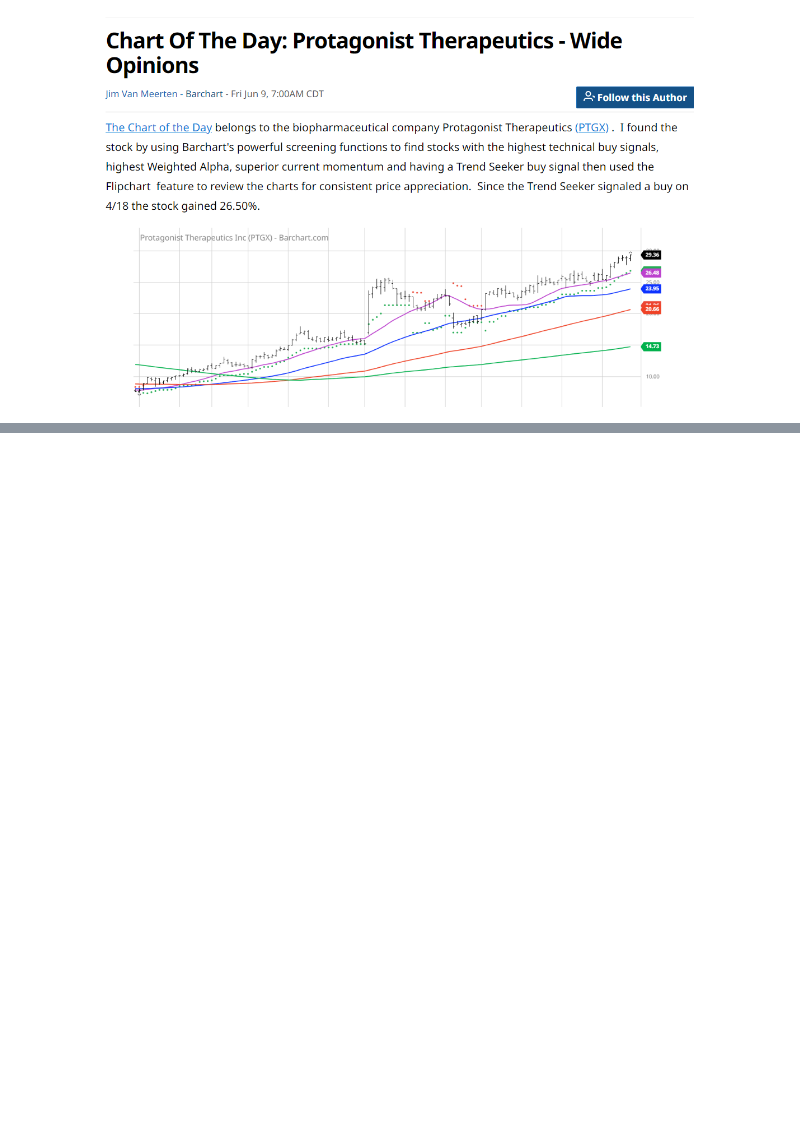
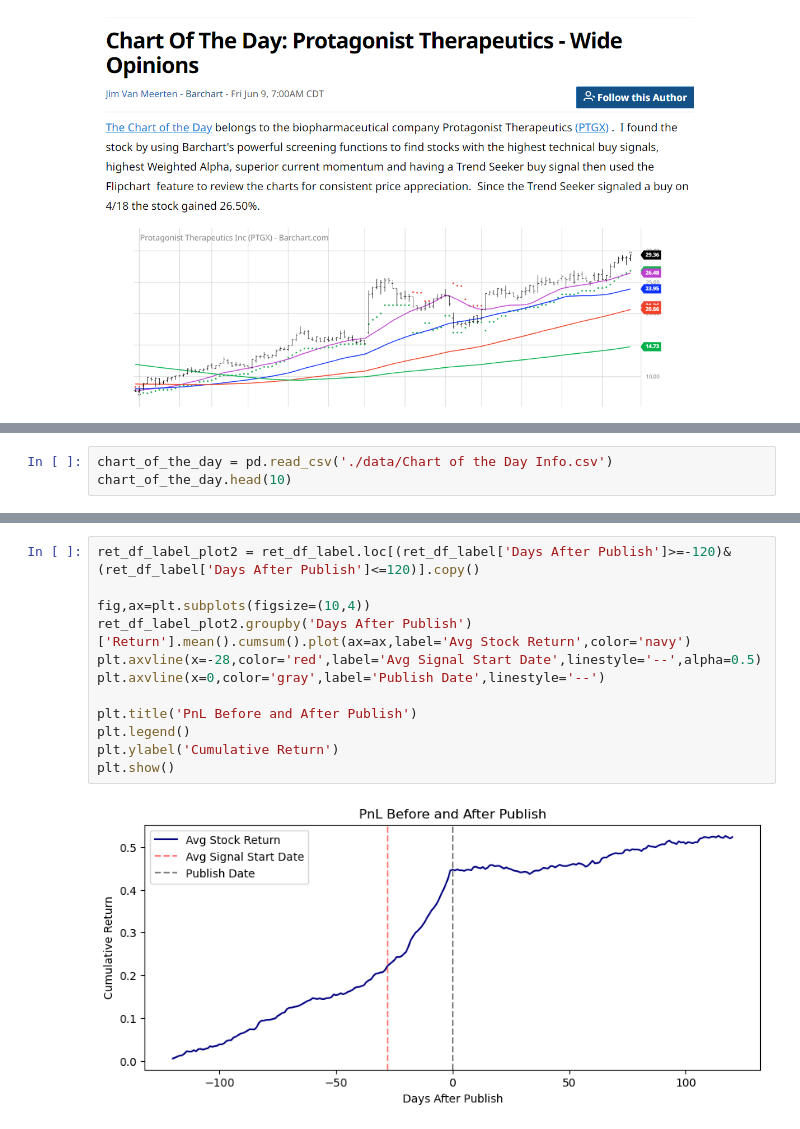
Before and after one commit to shaoyuliu98/Quantitative-Research, a Jupyter notebook: Barchart Chart of the Day.ipynb, the cells around one changed output, grey strips where cells are left out. Saved outputs shown, nothing was run; the diff lists cells and outputs as text; blank space fills up the shorter version.

```diff
--- a/Barchart Chart of the Day.ipynb
+++ b/Barchart Chart of the Day.ipynb
@@ -15,0 +34,3 @@ display.Image('Barchart Picture.png',width=600,height=300)
+# %%
+chart_of_the_day = pd.read_csv('./data/Chart of the Day Info.csv')
+chart_of_the_day.head(10)
@@ -15,0 +182,14 @@ display.Image('Barchart Picture.png',width=600,height=300)
+# %%
+ret_df_label_plot2 = ret_df_label.loc[(ret_df_label['Days After Publish']>=-120)&(ret_df_label['Days After Publish']<=120)].copy()
+
+fig,ax=plt.subplots(figsize=(10,4))
+ret_df_label_plot2.groupby('Days After Publish')['Return'].mean().cumsum().plot(ax=ax,label='Avg Stock Return',color='navy')
+plt.axvline(x=-28,color='red',label='Avg Signal Start Date',linestyle='--',alpha=0.5)
+plt.axvline(x=0,color='gray',label='Publish Date',linestyle='--')
+
+plt.title('PnL Before and After Publish')
+plt.legend()
+plt.ylabel('Cumulative Return')
+plt.show()
+# %% [output]
+[figure, added]
```
Also changed, not shown: parts of 28 cells of this notebook, 3 other files.
